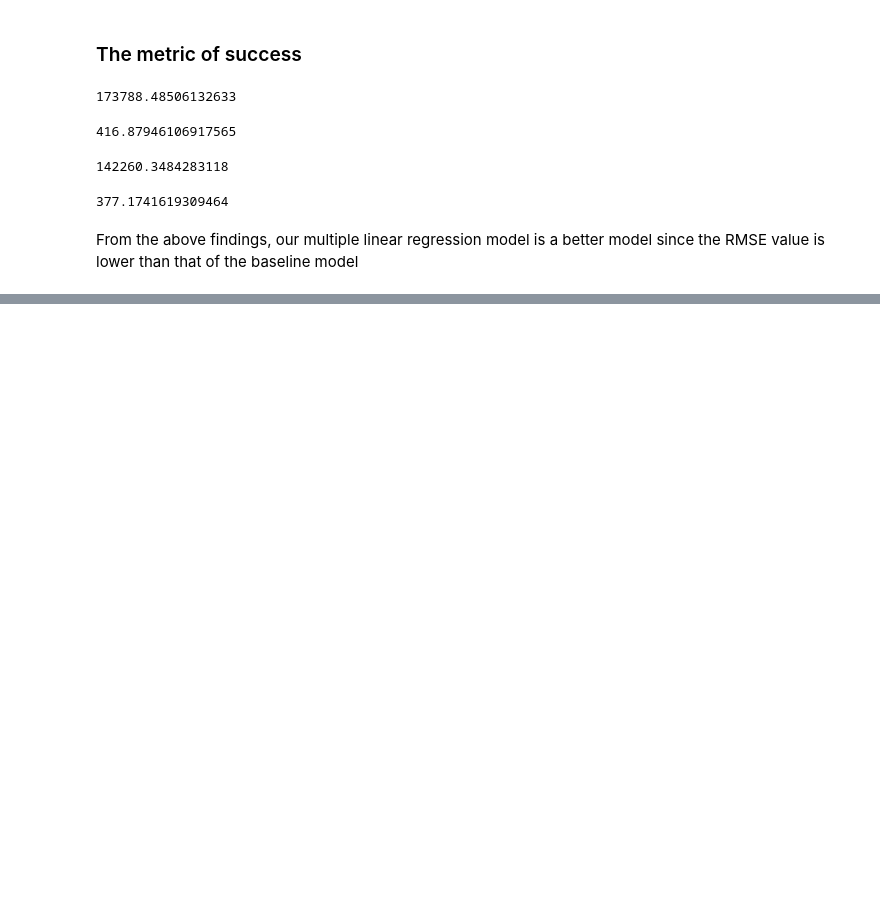
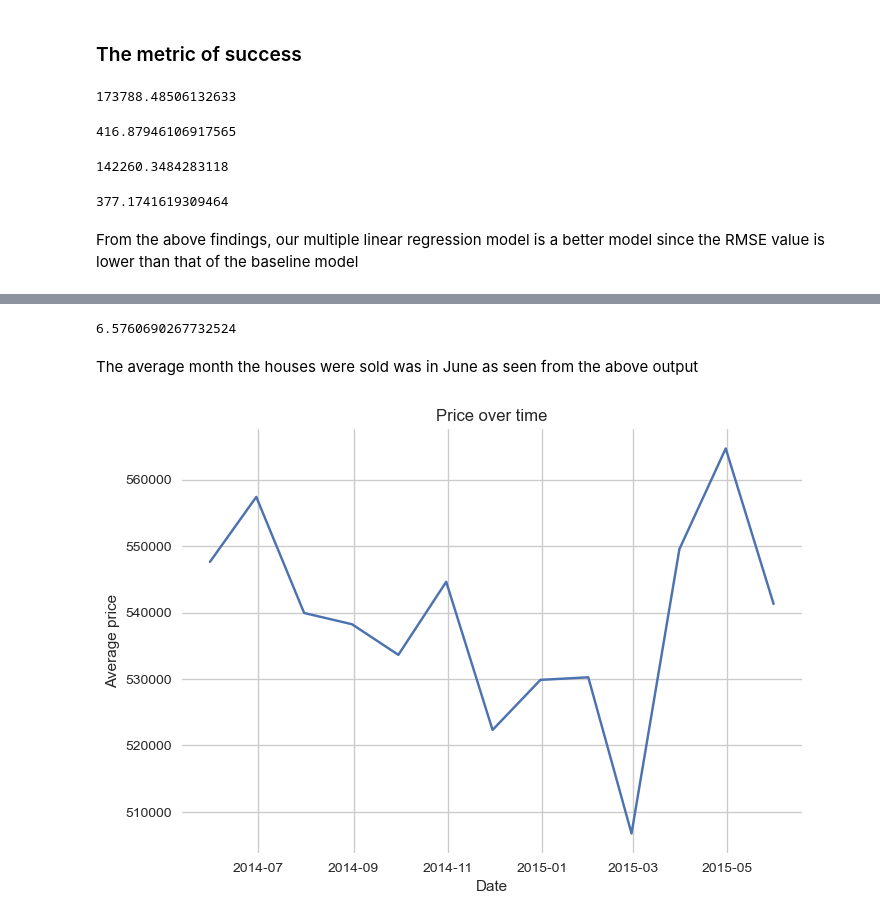
Before and after one commit to martin-ngugi/dsc-phase-2-project-v2-3, a Jupyter notebook: student.ipynb, the cells around one changed output, grey strips where cells are left out. Drawn from its saved outputs; the diff is of its cells as text; code cells hidden in the pictures; blank space fills up the shorter version.

```diff
--- a/student.ipynb
+++ b/student.ipynb
@@ -497,0 +500,7 @@ From the above findings, our multiple linear regression model is a better model
+# %%
+data_2 = house_df.copy()
+
+# extracting month and year
+data_2['month_sold'] = data_2['date'].dt.month
+data_2['year_sold'] = data_2['date'].dt.year
+data_2.head(3)
@@ -497,0 +513,20 @@ From the above findings, our multiple linear regression model is a better model
+# %%
+# Retrieve the mean
+data_monthly = data_2['month_sold'].mean()
+data_monthly
+# %% [output]
+6.5760690267732524
+# %% [markdown]
+The average month the houses were sold was in June as seen from the above output
+# %%
+# assuming 'date' column is already converted to datetime format
+# group data by date and calculate mean price
+monthly_avg_price = data_2.groupby(pd.Grouper(key='date', freq='M'))['price'].mean()
+# plot time series
+plt.plot(monthly_avg_price.index, monthly_avg_price.values)
+plt.xlabel('Date')
+plt.ylabel('Average price')
+plt.title('Price over time')
+plt.show()
+# %% [output]
+[figure, added]
```
Also changed, not shown: parts of 20 cells of this notebook.
